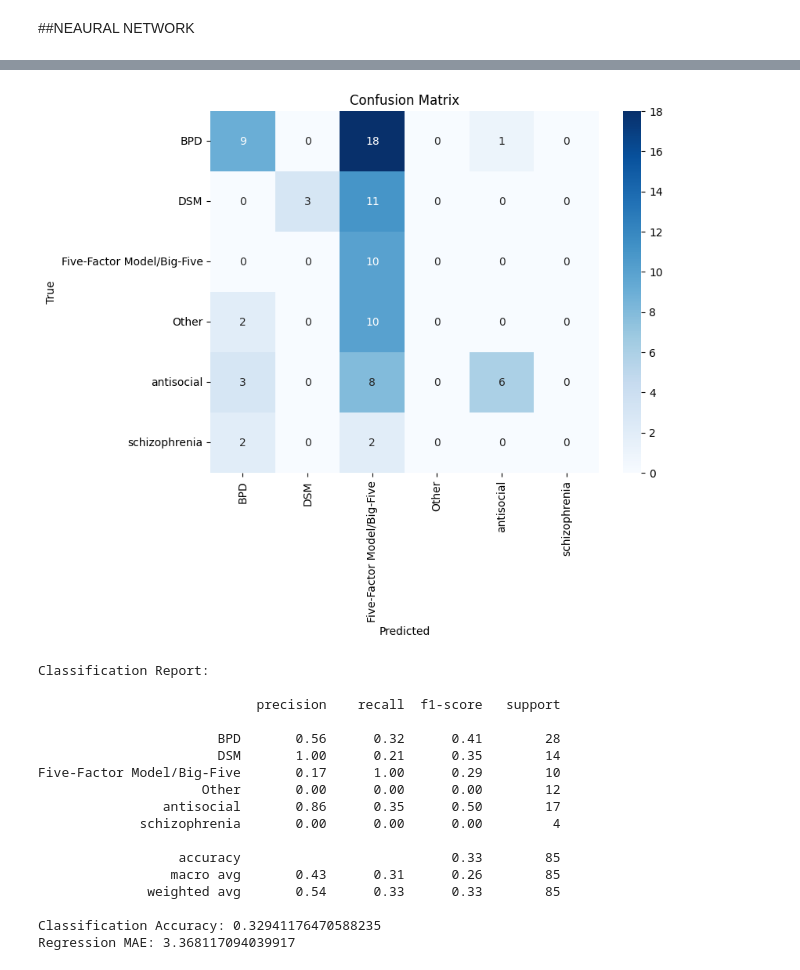
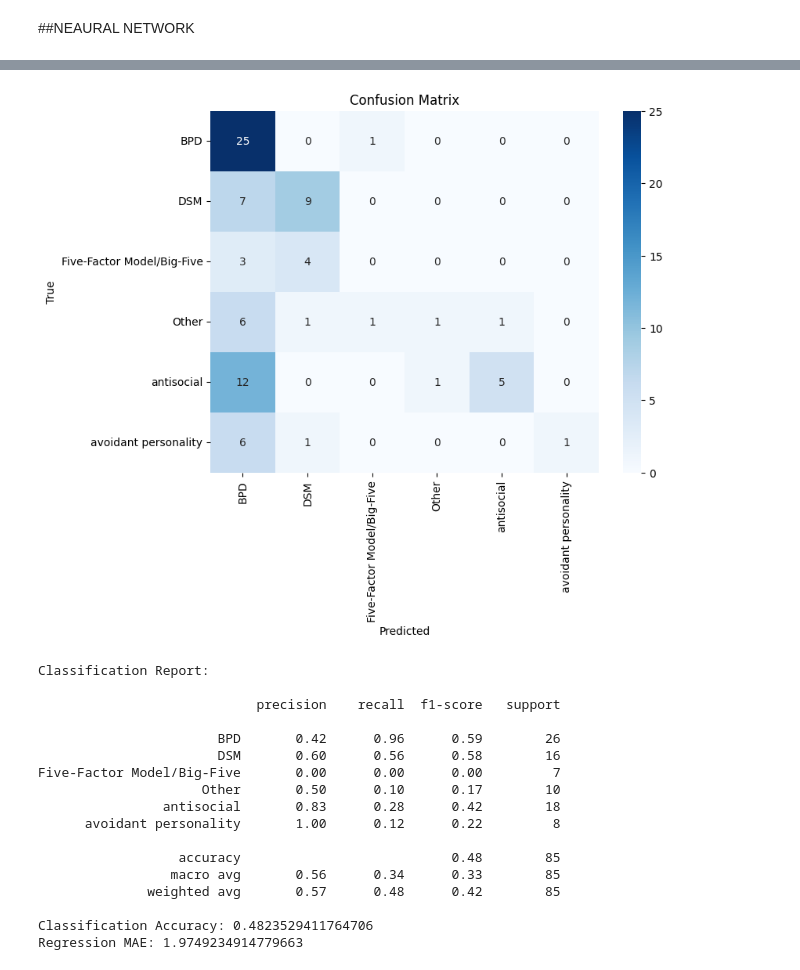
Before and after one commit to dhazari/PersonalityClassification, a Jupyter notebook: BPD_word_analysis.ipynb, the cells around one changed output, grey strips where cells are left out. Cells and saved outputs as stored; diff of their text form; code cells hidden in the pictures.

```diff
--- a/BPD_word_analysis.ipynb
+++ b/BPD_word_analysis.ipynb
@@ -1851,7 +1868,7 @@ conf_lookup = defaultdict(float)
 
 for _, row in class_keyword_counts.iterrows():
     key = (row['Keyword'], row['Classification'], row['Year'])
-    conf_lift = row['Confidence'] * (row['Lift'])
+    conf_lift = row['Confidence'] * np.log2(row['Lift'])
     conf_lookup[key] = conf_lift
 
 # Step 2: Collect rows efficiently
@@ -2300,16 +2248,26 @@ def create_smote(X_train, y_train):
 # %%
 from imblearn.over_sampling import SMOTE
 
-var_thresh = 40/X_train.shape[0]
+#var_thresh = 40/X_train.shape[0]
 #Column that will execute the feature selection...
-target_column = 'Classification'
+#Y_TRAIN has 2 Columns. I want to COMBINE these!
+y_train['combined'] = y_train['Classification'].astype(str) + ' ' + y_train['Year'].astype(str)
+
+label_encoder_combined = LabelEncoder()
+y_train['combined'] = label_encoder_combined.fit_transform(y_train['combined'])
+
+
+target_column = 'combined'
 X_train, X_test, y_train_selected = select_important_features(
     X_train, y_train[target_column], X_test,
-    variance_thresh=var_thresh, corr_class_thresh=0.5, corr_thresh=0.95,
-    num_columns=int(X_train.shape[1] * 0.5)
+    corr_class_thresh=0.05, corr_thresh=1,
+    num_columns=int(X_train.shape[1])
 )
 
 X_train,y_train = create_smote(X_train, y_train)
+
+if 'combined' in y_train.columns:
+  y_train = y_train.drop('combined', axis=1)
 
 y_train_class = y_train["Classification"]
 y_train = y_train["Year"]
@@ -2612,17 +2678,17 @@ from tensorflow.keras.layers import Input, Dense, Dropout, BatchNormalization
 # Input layer
 input_layer = Input(shape=(X_train.shape[1],))
 
-# Shared hidden layers
-# x = Dense(256, activation='relu')(input_layer)
-# x = BatchNormalization()(x)
-# x = Dropout(0.3)(x)
+#Shared hidden layers
+x = Dense(256, activation='relu')(input_layer)
+x = BatchNormalization()(x)
+x = Dropout(0.4)(x)
 
-# x = Dense(128, activation='relu')(x)
-# x = BatchNormalization()(x)
-# x = Dropout(0.3)(x)
+x = Dense(128, activation='relu')(x)
+x = BatchNormalization()(x)
+x = Dropout(0.3)(x)
 
-x = Dense(64, activation='relu')(input_layer)
-x = Dropout(0.5)(x)
+# x = Dense(64, activation='relu')(input_layer)
+# x = Dropout(0.5)(x)
 
 # Classification head
 class_output = Dense(len(np.unique(y_train_class)), activation='softmax', name='Classification')(x)
@@ -2646,12 +2712,19 @@ model.compile(
     }
 )
 
+early_stop = tf.keras.callbacks.EarlyStopping(
+    monitor='val_loss',
+    patience=10,
+    restore_best_weights=True
+)
+
 # Training
 model.fit(X_train,
           {'Classification': y_train_class, 'Year': y_train},
           validation_data=(X_test, {'Classification': y_test_class, 'Year': y_test}),
-          epochs=100,
-          batch_size=16)
+          epochs=200,
+          batch_size=16,
+          callbacks = [early_stop])
 
 # Evaluate the model
 classification_predictions, regression_predictions = model.predict(X_test)
@@ -2699,21 +2772,21 @@ Epoch 100/100
-[figure, old version]
+[figure, new version]
 Classification Report:
 
                             precision    recall  f1-score   support
 
-                       BPD       0.56      0.32      0.41        28
-                       DSM       1.00      0.21      0.35        14
-Five-Factor Model/Big-Five       0.17      1.00      0.29        10
-                     Other       0.00      0.00      0.00        12
-                antisocial       0.86      0.35      0.50        17
-             schizophrenia       0.00      0.00      0.00         4
+                       BPD       0.42      0.96      0.59        26
+                       DSM       0.60      0.56      0.58        16
+Five-Factor Model/Big-Five       0.00      0.00      0.00         7
+                     Other       0.50      0.10      0.17        10
+                antisocial       0.83      0.28      0.42        18
+      avoidant personality       1.00      0.12      0.22         8
 
-                  accuracy                           0.33        85
-                 macro avg       0.43      0.31      0.26        85
-              weighted avg       0.54      0.33      0.33        85
+                  accuracy                           0.48        85
+                 macro avg       0.56      0.34      0.33        85
+              weighted avg       0.57      0.48      0.42        85
 
-Classification Accuracy: 0.32941176470588235
-Regression MAE: 3.368117094039917
+Classification Accuracy: 0.4823529411764706
+Regression MAE: 1.9749234914779663
 # %%
 pip install keras-tuner
 # %% [output]
```
Also changed, not shown: parts of 51 cells of this notebook.
